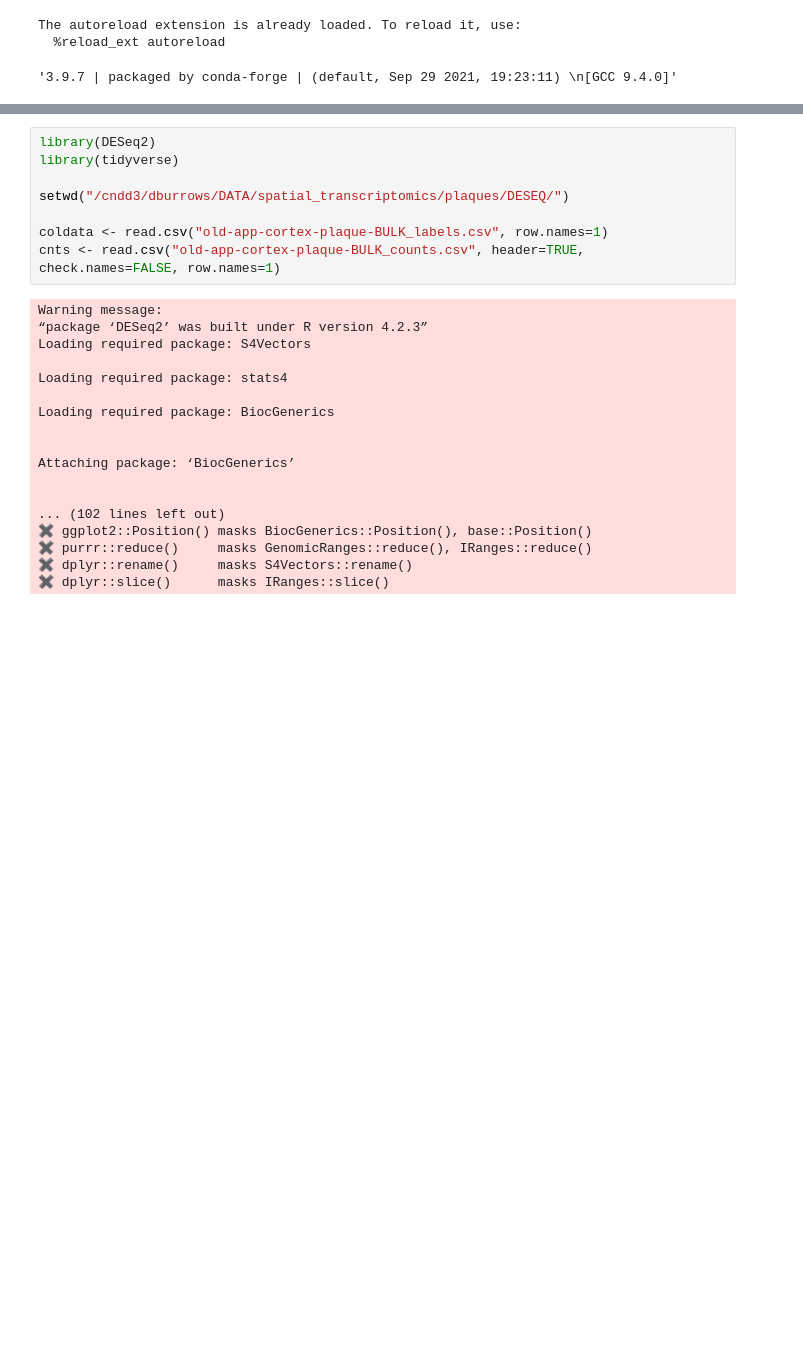
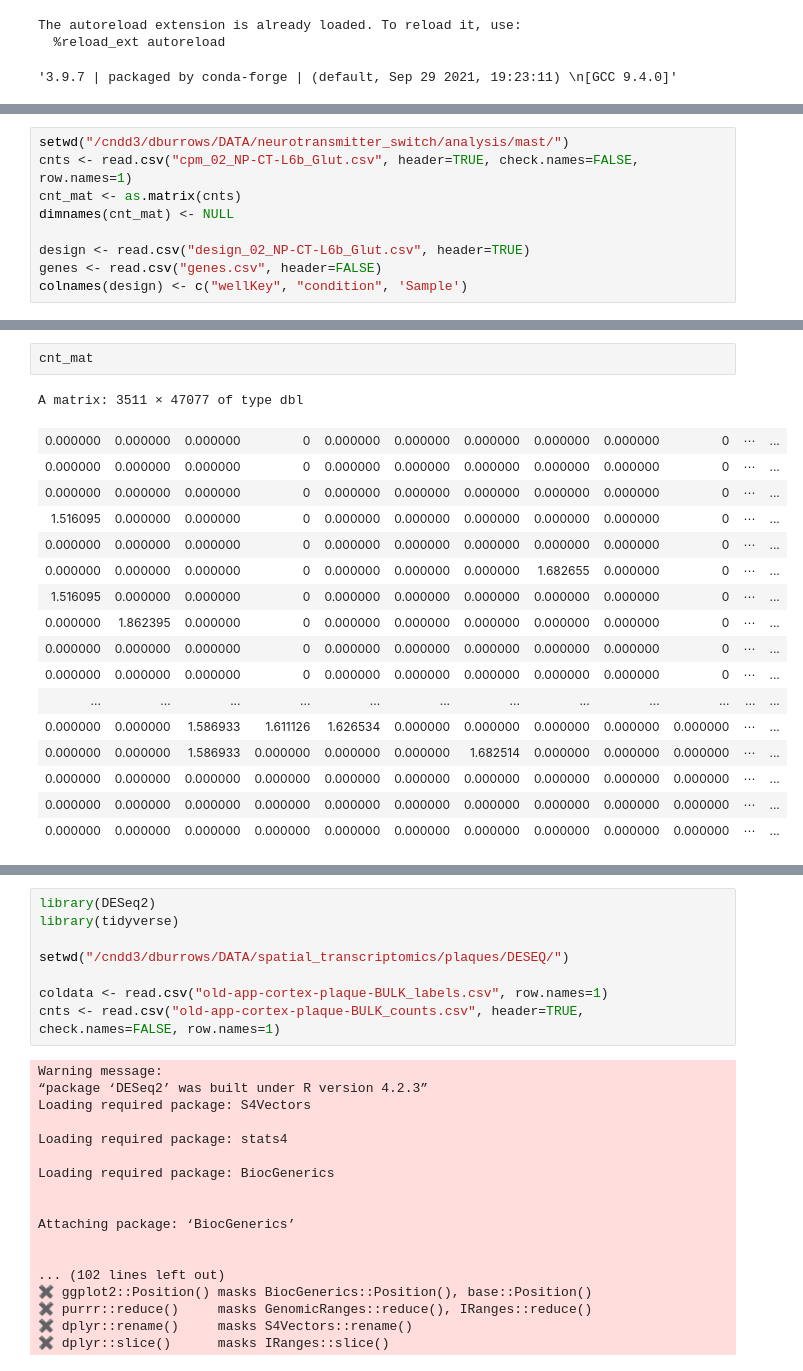
Before and after one commit to dmnburrows/spatial_transcriptomics, a Jupyter notebook: workspace.ipynb, the cells around one changed output, grey strips where cells are left out. Cells and saved outputs as stored; diff of their text form; blank space fills up the shorter version.

```diff
--- a/workspace.ipynb
+++ b/workspace.ipynb
@@ -34,0 +79,9 @@ The autoreload extension is already loaded. To reload it, use:
+# %%
+setwd("/cndd3/dburrows/DATA/neurotransmitter_switch/analysis/mast/")
+cnts <- read.csv("cpm_02_NP-CT-L6b_Glut.csv", header=TRUE, check.names=FALSE, row.names=1)
+cnt_mat <- as.matrix(cnts)
+dimnames(cnt_mat) <- NULL
+
+design <- read.csv("design_02_NP-CT-L6b_Glut.csv", header=TRUE)
+genes <- read.csv("genes.csv", header=FALSE)
+colnames(design) <- c("wellKey", "condition", 'Sample')
@@ -34,0 +184,20 @@ The autoreload extension is already loaded. To reload it, use:
+# %%
+cnt_mat
+# %% [output]
+A matrix: 3511 × 47077 of type dbl
+| 0.000000 | 0.000000 | 0.000000 | 0 | 0.000000 | 0.000000 | 0.000000 | 0.000000 | 0.000000 | 0 | ⋯ | ... |
+| 0.000000 | 0.000000 | 0.000000 | 0 | 0.000000 | 0.000000 | 0.000000 | 0.000000 | 0.000000 | 0 | ⋯ | ... |
+| 0.000000 | 0.000000 | 0.000000 | 0 | 0.000000 | 0.000000 | 0.000000 | 0.000000 | 0.000000 | 0 | ⋯ | ... |
+| 1.516095 | 0.000000 | 0.000000 | 0 | 0.000000 | 0.000000 | 0.000000 | 0.000000 | 0.000000 | 0 | ⋯ | ... |
+| 0.000000 | 0.000000 | 0.000000 | 0 | 0.000000 | 0.000000 | 0.000000 | 0.000000 | 0.000000 | 0 | ⋯ | ... |
+| 0.000000 | 0.000000 | 0.000000 | 0 | 0.000000 | 0.000000 | 0.000000 | 1.682655 | 0.000000 | 0 | ⋯ | ... |
+| 1.516095 | 0.000000 | 0.000000 | 0 | 0.000000 | 0.000000 | 0.000000 | 0.000000 | 0.000000 | 0 | ⋯ | ... |
+| 0.000000 | 1.862395 | 0.000000 | 0 | 0.000000 | 0.000000 | 0.000000 | 0.000000 | 0.000000 | 0 | ⋯ | ... |
+| 0.000000 | 0.000000 | 0.000000 | 0 | 0.000000 | 0.000000 | 0.000000 | 0.000000 | 0.000000 | 0 | ⋯ | ... |
+| 0.000000 | 0.000000 | 0.000000 | 0 | 0.000000 | 0.000000 | 0.000000 | 0.000000 | 0.000000 | 0 | ⋯ | ... |
+| ... | ... | ... | ... | ... | ... | ... | ... | ... | ... | ... | ... |
+| 0.000000 | 0.000000 | 1.586933 | 1.611126 | 1.626534 | 0.000000 | 0.000000 | 0.000000 | 0.000000 | 0.000000 | ⋯ | ... |
+| 0.000000 | 0.000000 | 1.586933 | 0.000000 | 0.000000 | 0.000000 | 1.682514 | 0.000000 | 0.000000 | 0.000000 | ⋯ | ... |
+| 0.000000 | 0.000000 | 0.000000 | 0.000000 | 0.000000 | 0.000000 | 0.000000 | 0.000000 | 0.000000 | 0.000000 | ⋯ | ... |
+| 0.000000 | 0.000000 | 0.000000 | 0.000000 | 0.000000 | 0.000000 | 0.000000 | 0.000000 | 0.000000 | 0.000000 | ⋯ | ... |
+| 0.000000 | 0.000000 | 0.000000 | 0.000000 | 0.000000 | 0.000000 | 0.000000 | 0.000000 | 0.000000 | 0.000000 | ⋯ | ... |
```
Also changed, not shown: parts of 17 cells of this notebook, 2 other files.
